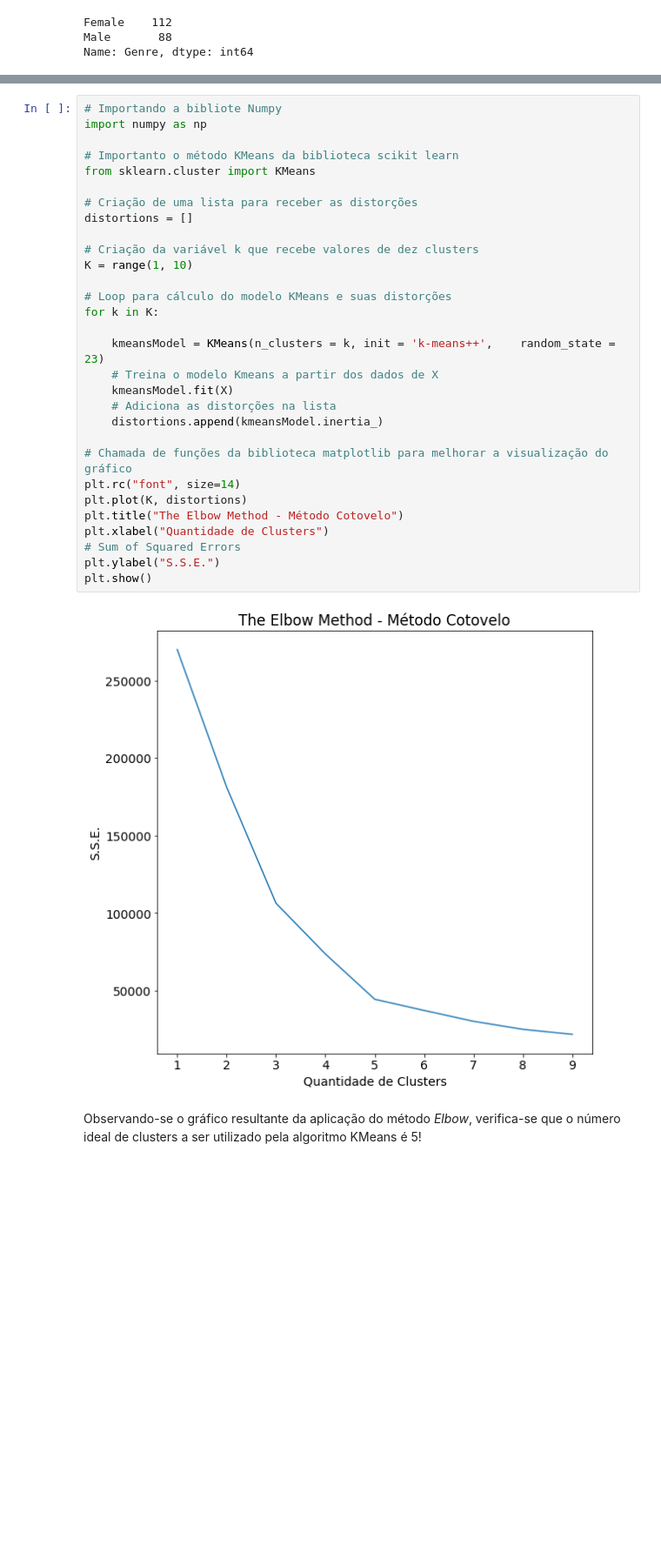
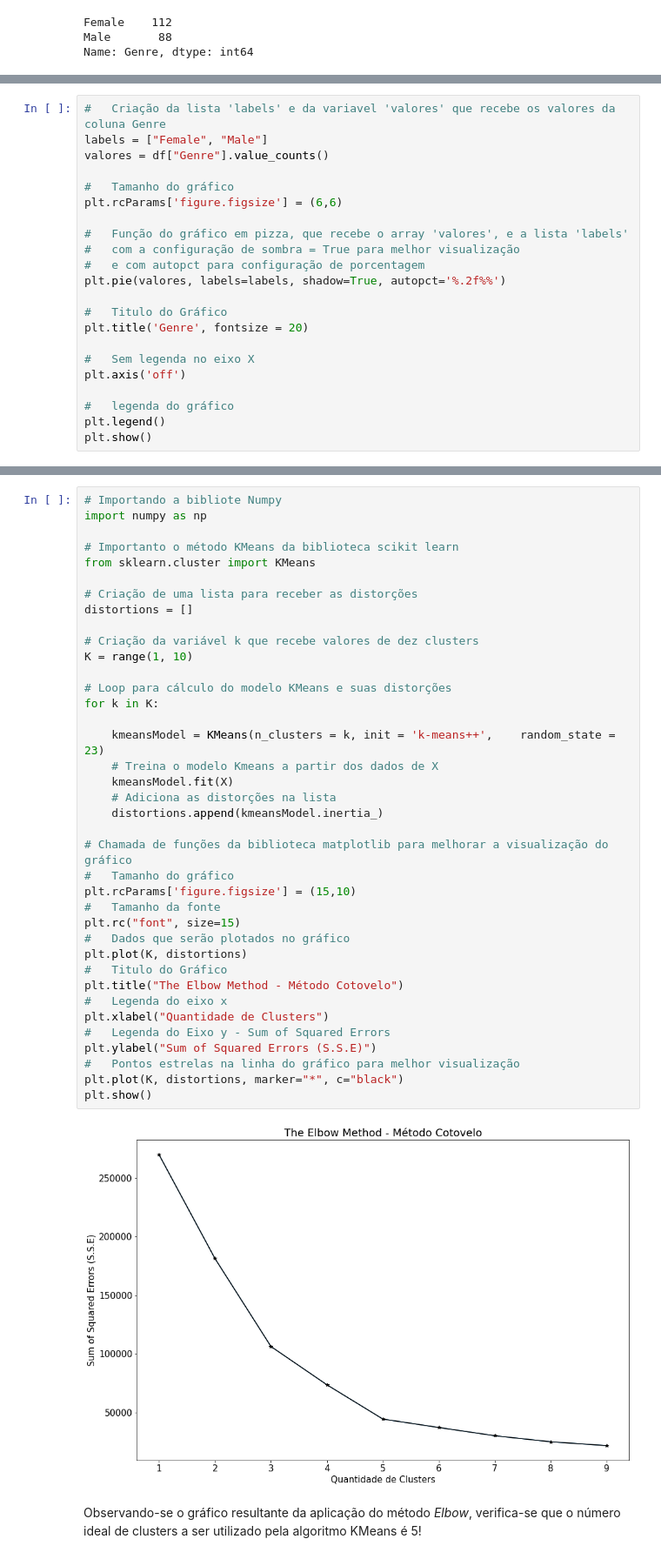
Before and after one commit to VictorSMonteiro/Projeto-Especial---Segmenta-ao-do-Clientes-, a Jupyter notebook: Teste Projeto.ipynb, the cells around one changed output, grey strips where cells are left out. Shown at 87% size. Cells and saved outputs as stored; diff of their text form; blank space fills up the shorter version.

Commit message:
Gráficos e muitos comentários adicionados

```diff
--- a/Teste Projeto.ipynb
+++ b/Teste Projeto.ipynb
@@ -153,0 +179,22 @@ if Genre == "Male"
+# %%
+#   Criação da lista 'labels' e da variavel 'valores' que recebe os valores da coluna Genre
+labels = ["Female", "Male"]
+valores = df["Genre"].value_counts()
+
+#   Tamanho do gráfico
+plt.rcParams['figure.figsize'] = (6,6)
+
+#   Função do gráfico em pizza, que recebe o array 'valores', e a lista 'labels'
+#   com a configuração de sombra = True para melhor visualização
+#   e com autopct para configuração de porcentagem
+plt.pie(valores, labels=labels, shadow=True, autopct='%.2f%%')
+
+#   Titulo do Gráfico
+plt.title('Genre', fontsize = 20)
+
+#   Sem legenda no eixo X
+plt.axis('off')
+
+#   legenda do gráfico
+plt.legend()
+plt.show()
@@ -166,35 +217,43 @@ X = df.iloc[:, [2, 3]].values
 # %%
 # Importando a bibliote Numpy
 import numpy as np
 
 # Importanto o método KMeans da biblioteca scikit learn
 from sklearn.cluster import KMeans
 
 # Criação de uma lista para receber as distorções
 distortions = []
 
 # Criação da variável k que recebe valores de dez clusters
 K = range(1, 10)
 
 # Loop para cálculo do modelo KMeans e suas distorções
 for k in K:
 
     kmeansModel = KMeans(n_clusters = k, init = 'k-means++',    random_state = 23)
     # Treina o modelo Kmeans a partir dos dados de X
     kmeansModel.fit(X)
     # Adiciona as distorções na lista
     distortions.append(kmeansModel.inertia_)
 
 # Chamada de funções da biblioteca matplotlib para melhorar a visualização do gráfico
-plt.rc("font", size=14)
+#   Tamanho do gráfico
+plt.rcParams['figure.figsize'] = (15,10)
+#   Tamanho da fonte
+plt.rc("font", size=15)
+#   Dados que serão plotados no gráfico
 plt.plot(K, distortions)
+#   Titulo do Gráfico
 plt.title("The Elbow Method - Método Cotovelo")
+#   Legenda do eixo x
 plt.xlabel("Quantidade de Clusters")
-# Sum of Squared Errors
-plt.ylabel("S.S.E.")
+#   Legenda do Eixo y - Sum of Squared Errors
+plt.ylabel("Sum of Squared Errors (S.S.E)")
+#   Pontos estrelas na linha do gráfico para melhor visualização
+plt.plot(K, distortions, marker="*", c="black")
 plt.show()
 # %% [output]
-[figure, old version]
+[figure, new version]
 # %% [markdown]
 Observando-se o gráfico resultante da aplicação do método *Elbow*, verifica-se que o número ideal de clusters a ser utilizado pela algoritmo KMeans é 5!
 # %%
```
Also changed, not shown: parts of 19 cells of this notebook.
